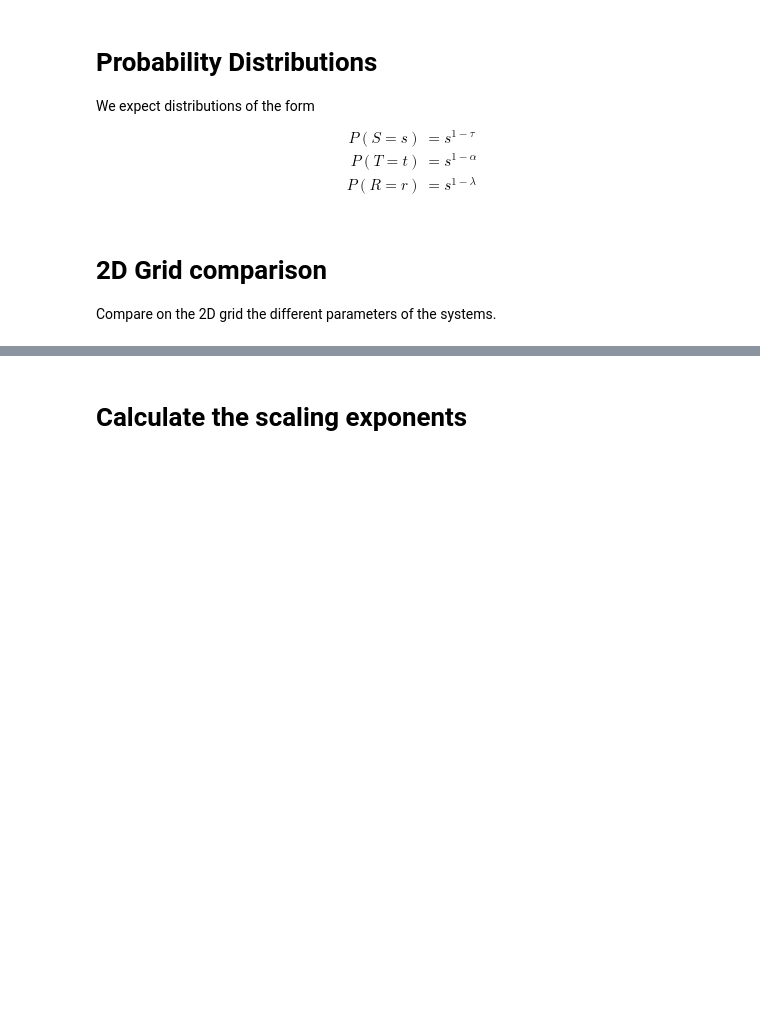
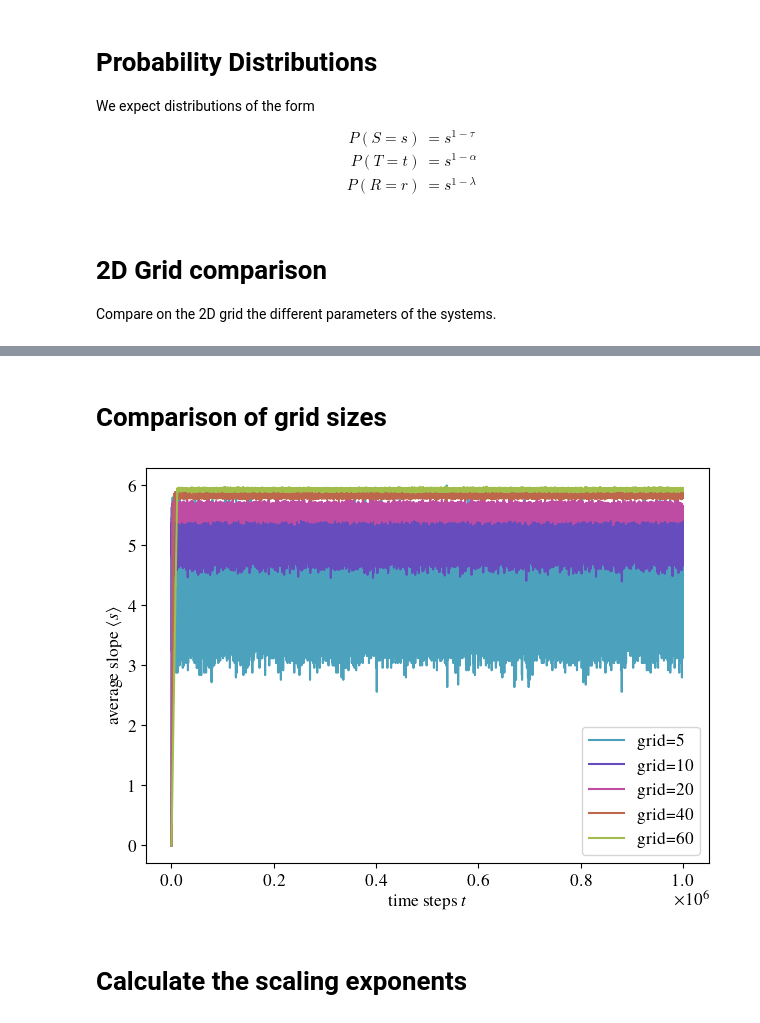
Before and after one commit to GabrielRemi/Sandpile, a Jupyter notebook: Code/analysis.ipynb, the cells around one changed output, grey strips where cells are left out. Cells and saved outputs as stored; diff of their text form; code cells hidden in the pictures; blank space fills up the shorter version.

Commit message:
grid 60 dim 2

```diff
--- a/Code/analysis.ipynb
+++ b/Code/analysis.ipynb
@@ -52,3 +47,19 @@ ob open
+# %% [markdown]
+# Comparison of grid sizes
+# %%
+grid_sizes = [5, 10, 20, 40, 60]
+
+plt.figure("2d_grid_comparison")
+for grid in tqdm(grid_sizes):
+    system = SandpileND.load_from_file(f"data/data_2_{grid}_c_n_7")
+    draw_slope(system, label=f"grid={grid}")
+
+    del system
+
+plt.legend()
+plt.savefig(fig_dir/"2d_grid_comparison.png", bbox_inches="tight", dpi=300)
+# %% [output]
+[figure, added]
 # %% [markdown]
 
 # Calculate the scaling exponents
```
Also changed, not shown: parts of 3 cells of this notebook, 22 other files.
